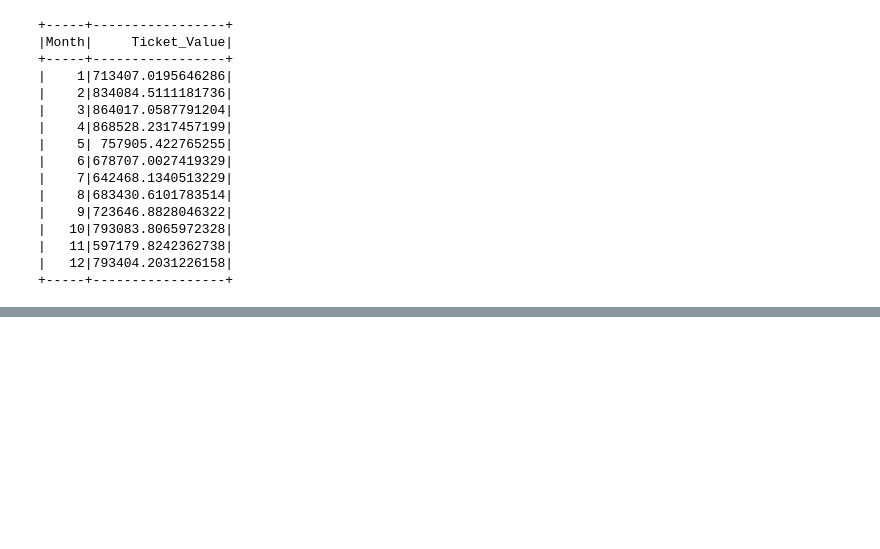
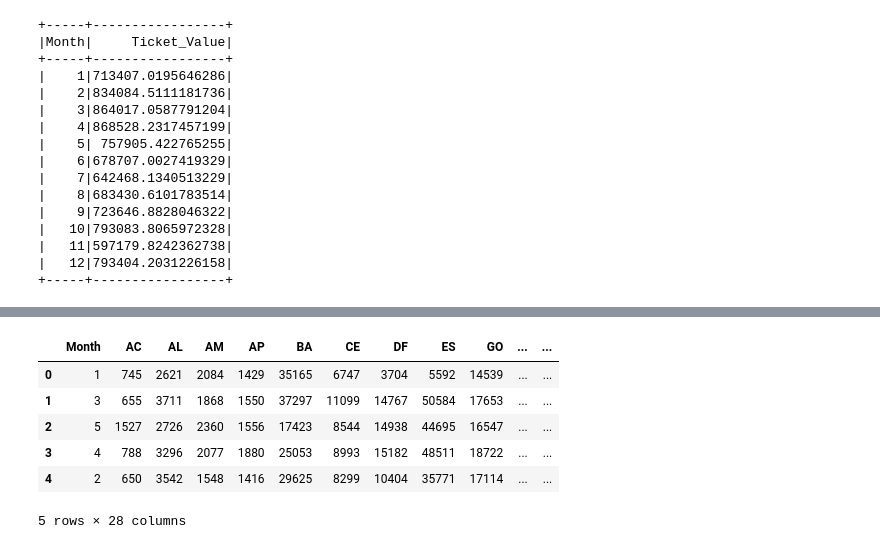
Before and after one commit to matosmatheus7/ETL-TrafficViolation, a Jupyter notebook: TrafficViolation_ExploratoryAnalysis.ipynb, the cells around one changed output, grey strips where cells are left out. Drawn from its saved outputs; the diff is of its cells as text; code cells hidden in the pictures; blank space fills up the shorter version.

```diff
--- a/TrafficViolation_ExploratoryAnalysis.ipynb
+++ b/TrafficViolation_ExploratoryAnalysis.ipynb
@@ -1019,0 +1172,6 @@ Monht_ticket_value.show()
+# %%
+from pyspark.sql.functions import col, to_date
+# Convert the column to date type
+TV23 = TV23.withColumn('Date_of_Violation_DD/MM/YYYY', to_date(col('Date_of_Violation_DD/MM/YYYY'), 'yyyy-MM-dd'))
+# Print the updated data type of the column
+TV23.printSchema()
@@ -1019,0 +1508,22 @@ Monht_ticket_value.show()
+# %%
+# Creating a query, to get the contect from the temp view
+query = "SELECT * \
+        FROM \
+            TV23"
+
+query = "SELECT\
+            `Infraction_State` AS `State`, \
+            COUNT(*) AS `Violations_Count`, \
+            MONTH(`Date_of_Violation_DD/MM/YYYY`) AS `Month` \
+        FROM \
+            TV23 \
+        GROUP BY \
+            `Infraction_State`, `Month` \
+        ORDER BY \
+            `Month`"
+
+# run the query and storying in another variable
+violations_month_state = spark.sql(query)
+
+# see result
+violations_month_state.show()
@@ -1019,0 +1548,6 @@ Monht_ticket_value.show()
+# %%
+# Perform the pivot operation
+pivot_violations_month_state = violations_month_state.groupBy("Month").pivot("State").sum("Violations_Count")
+
+# Show the resulting DataFrame
+pivot_violations_month_state.show()
@@ -1019,0 +1564,16 @@ Monht_ticket_value.show()
+# %%
+# Import pandas lib
+import pandas as pd
+
+# Converting Spark Dataframe to Pandas Dataframe
+df_pivot_violations_month_state = pivot_violations_month_state.toPandas()
+# %%
+df_pivot_violations_month_state
+# %% [output]
+|  | Month | AC | AL | AM | AP | BA | CE | DF | ES | GO | ... | ... |
+| 0 | 1 | 745 | 2621 | 2084 | 1429 | 35165 | 6747 | 3704 | 5592 | 14539 | ... | ... |
+| 1 | 3 | 655 | 3711 | 1868 | 1550 | 37297 | 11099 | 14767 | 50584 | 17653 | ... | ... |
+| 2 | 5 | 1527 | 2726 | 2360 | 1556 | 17423 | 8544 | 14938 | 44695 | 16547 | ... | ... |
+| 3 | 4 | 788 | 3296 | 2077 | 1880 | 25053 | 8993 | 15182 | 48511 | 18722 | ... | ... |
+| 4 | 2 | 650 | 3542 | 1548 | 1416 | 29625 | 8299 | 10404 | 35771 | 17114 | ... | ... |
+5 rows × 28 columns
```
Also changed, not shown: parts of 132 cells of this notebook.
